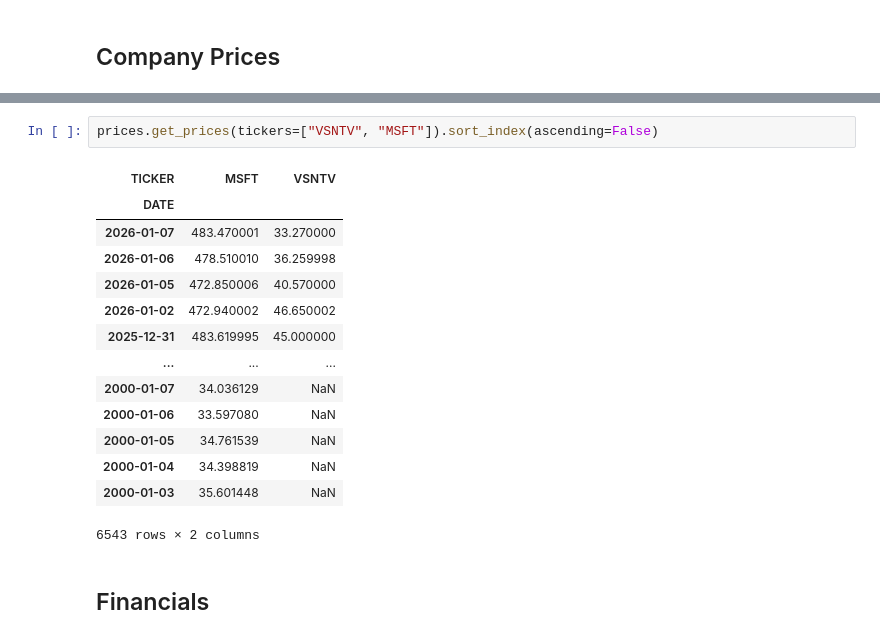
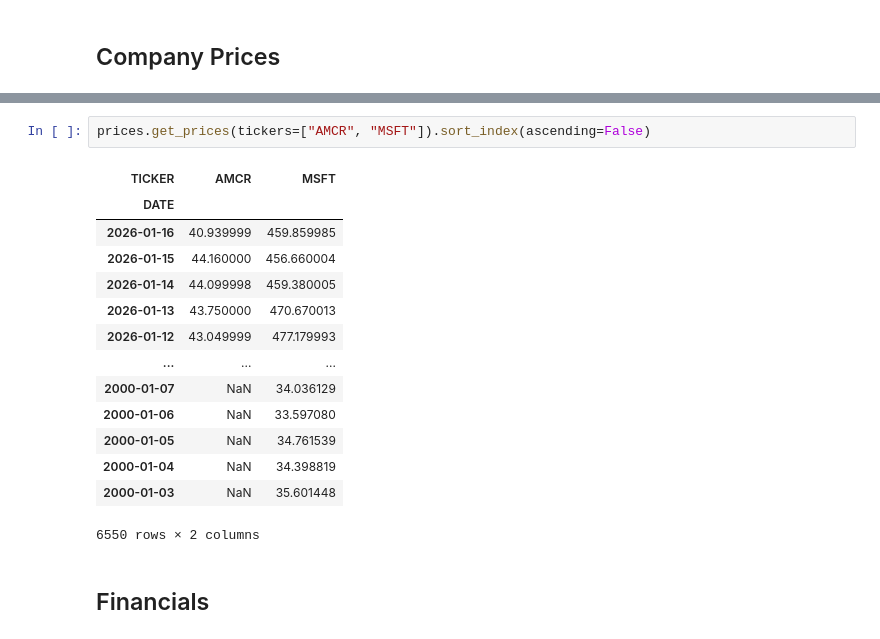
Before and after one commit to Code-And-Capital/finance, a Jupyter notebook: notebooks/pull_data.ipynb, the cells around one changed output, grey strips where cells are left out. Cells and saved outputs as stored; diff of their text form.

```diff
--- a/notebooks/pull_data.ipynb
+++ b/notebooks/pull_data.ipynb
@@ -122,20 +106,20 @@ if adjusted:
 # %%
-prices.get_prices(tickers=["VSNTV", "MSFT"]).sort_index(ascending=False)
+prices.get_prices(tickers=["AMCR", "MSFT"]).sort_index(ascending=False)
 # %% [output]
-| TICKER | MSFT | VSNTV |
+| TICKER | AMCR | MSFT |
 | DATE |  |  |
-| 2026-01-07 | 483.470001 | 33.270000 |
-| 2026-01-06 | 478.510010 | 36.259998 |
-| 2026-01-05 | 472.850006 | 40.570000 |
-| 2026-01-02 | 472.940002 | 46.650002 |
-| 2025-12-31 | 483.619995 | 45.000000 |
+| 2026-01-16 | 40.939999 | 459.859985 |
+| 2026-01-15 | 44.160000 | 456.660004 |
+| 2026-01-14 | 44.099998 | 459.380005 |
+| 2026-01-13 | 43.750000 | 470.670013 |
+| 2026-01-12 | 43.049999 | 477.179993 |
 | ... | ... | ... |
-| 2000-01-07 | 34.036129 | NaN |
-| 2000-01-06 | 33.597080 | NaN |
-| 2000-01-05 | 34.761539 | NaN |
-| 2000-01-04 | 34.398819 | NaN |
-| 2000-01-03 | 35.601448 | NaN |
+| 2000-01-07 | NaN | 34.036129 |
+| 2000-01-06 | NaN | 33.597080 |
+| 2000-01-05 | NaN | 34.761539 |
+| 2000-01-04 | NaN | 34.398819 |
+| 2000-01-03 | NaN | 35.601448 |
-6543 rows × 2 columns
+6550 rows × 2 columns
 # %% [markdown]
 ## Financials
 # %%
```
Also changed, not shown: parts of 6 cells of this notebook, 4 other files.
